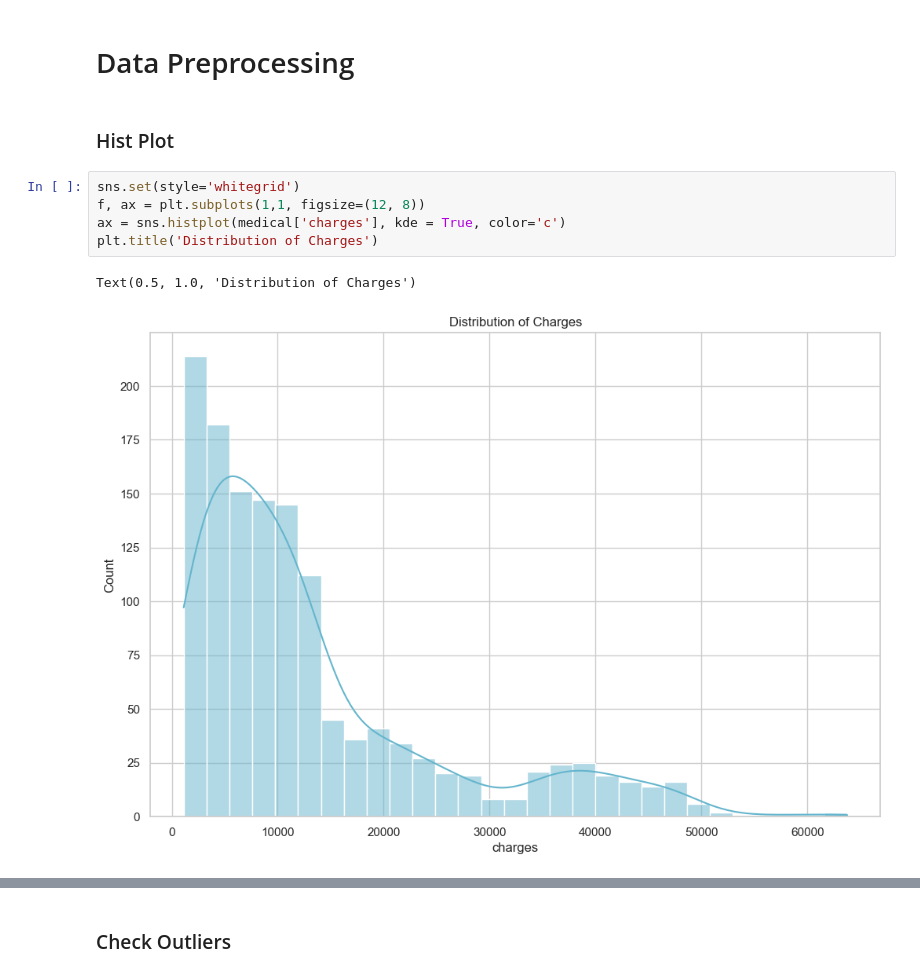
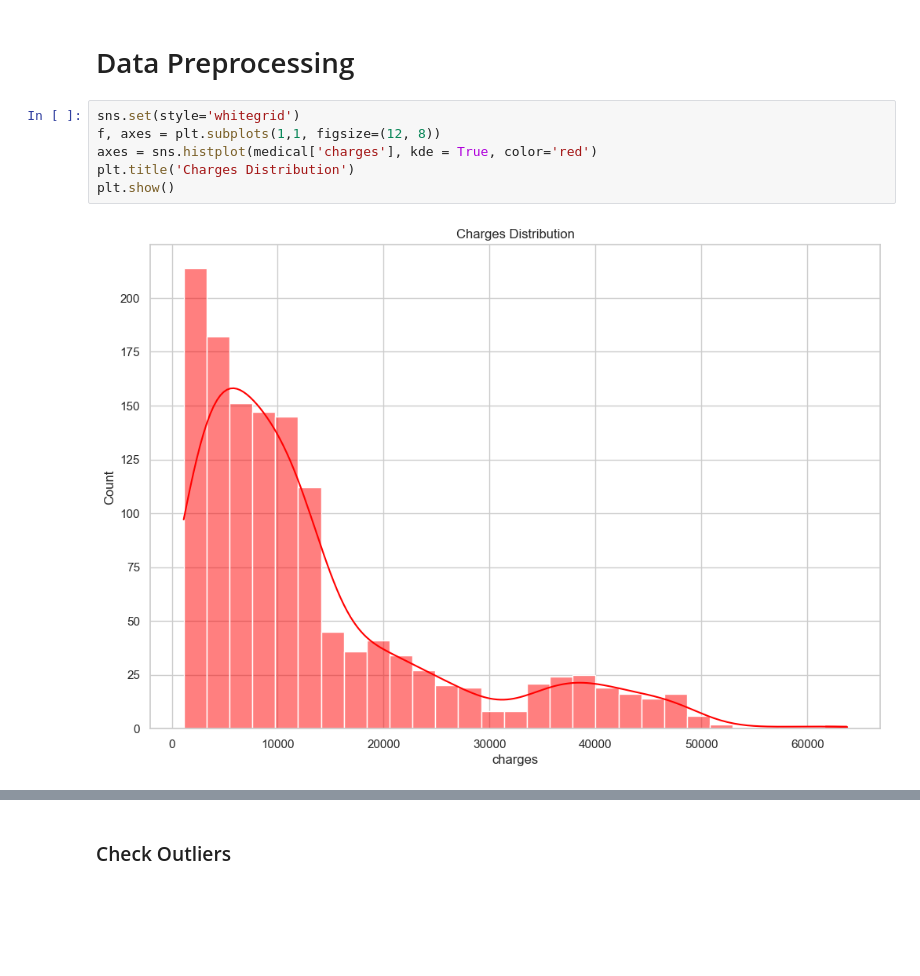
Before and after one commit to fauzul91/Medical-Insurance, a Jupyter notebook: medical_insurance.ipynb, the cells around one changed output, grey strips where cells are left out. Cells and saved outputs as stored; diff of their text form; blank space fills up the shorter version.

```diff
--- a/medical_insurance.ipynb
+++ b/medical_insurance.ipynb
@@ -72,13 +83,11 @@ np.int64(1)
 medical = medical.drop_duplicates().reset_index(drop=True)
 # %% [markdown]
 # Data Preprocessing
-# %% [markdown]
-### Hist Plot
 # %%
 sns.set(style='whitegrid')
-f, ax = plt.subplots(1,1, figsize=(12, 8))
-ax = sns.histplot(medical['charges'], kde = True, color='c')
-plt.title('Distribution of Charges')
+f, axes = plt.subplots(1,1, figsize=(12, 8))
+axes = sns.histplot(medical['charges'], kde = True, color='red')
+plt.title('Charges Distribution')
+plt.show()
 # %% [output]
-Text(0.5, 1.0, 'Distribution of Charges')
-[figure, old version]
+[figure, new version]
```
Also changed, not shown: parts of 15 cells of this notebook.
